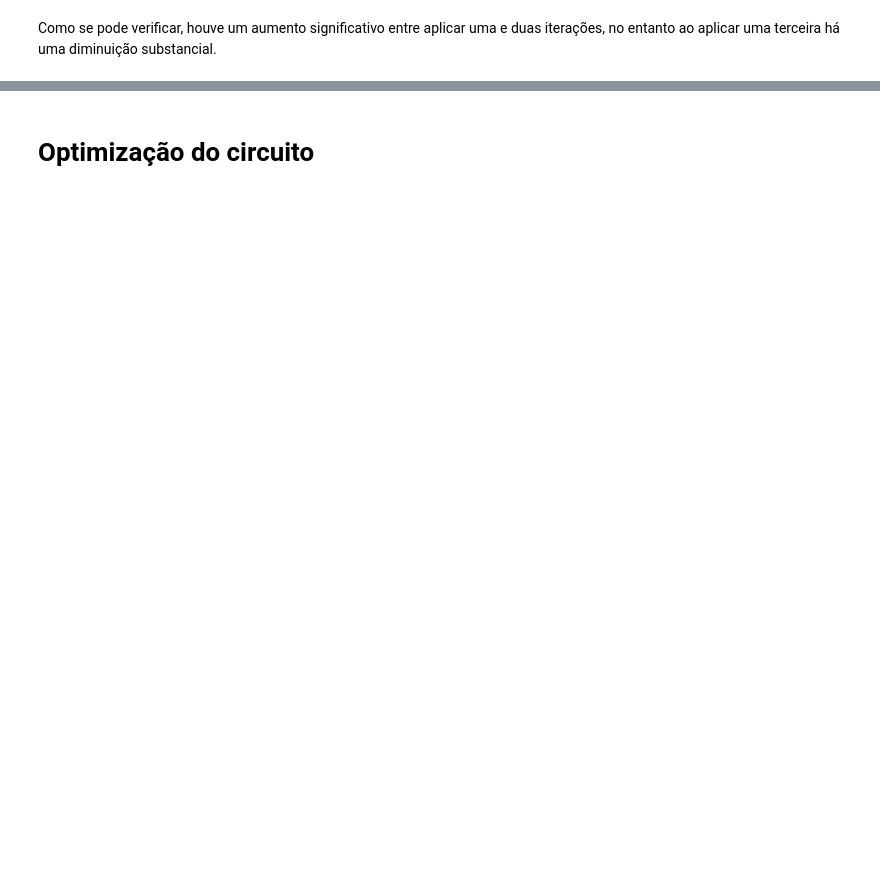
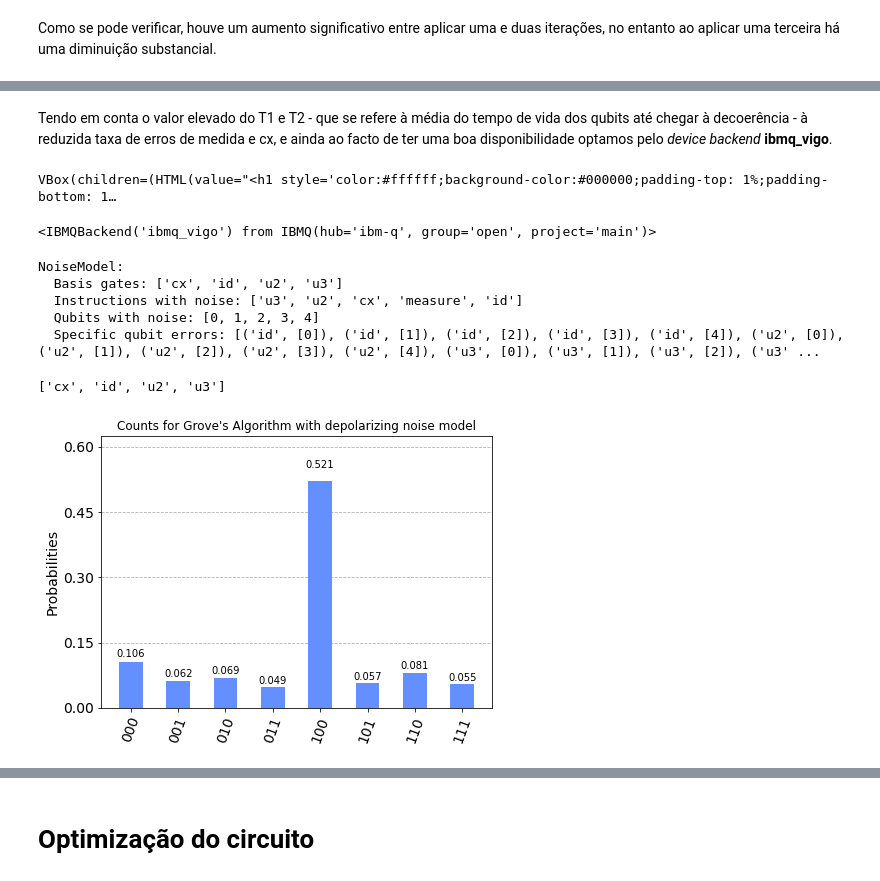
Before and after one commit to SiIky/ic-1920-tp, a Jupyter notebook: tp2/TP2.ipynb, the cells around one changed output, grey strips where cells are left out. Saved outputs shown, nothing was run; the diff lists cells and outputs as text; code cells hidden in the pictures; blank space fills up the shorter version.

Commit message:
Noise Simulation, Optimization introdution, IBMQ

```diff
--- a/tp2/TP2.ipynb
+++ b/tp2/TP2.ipynb
@@ -235,0 +238,5 @@ Como se pode verificar, houve um aumento significativo entre aplicar uma e duas
+# %%
+provider = IBMQ.load_account()
+
+#remove simuladores e o ibmq_armonk
+provider.backends( simulator=False, open_pulse=False)
@@ -235,0 +281,45 @@ Como se pode verificar, houve um aumento significativo entre aplicar uma e duas
+# %% [markdown]
+Tendo em conta o valor elevado do T1 e T2 - que se refere à média do tempo de vida dos qubits até chegar à decoerência - à reduzida taxa de erros de medida e cx, e ainda ao facto de ter uma boa disponibilidade optamos pelo *device backend* **ibmq_vigo**.
+# %%
+my_provider_ibmq = IBMQ.get_provider(hub='ibm-q', group='open', project='main')
+
+# Define backend
+backend_device = my_provider_ibmq.get_backend('ibmq_vigo')
+
+# See backend information
+backend_device
+# %% [output]
+VBox(children=(HTML(value="<h1 style='color:#ffffff;background-color:#000000;padding-top: 1%;padding-bottom: 1…
+<IBMQBackend('ibmq_vigo') from IBMQ(hub='ibm-q', group='open', project='main')>
+# %%
+coupling_map = backend_device.configuration().coupling_map
+
+from qiskit.providers.aer.noise import NoiseModel
+
+# Construct the noise model from backend properties
+noise_model = NoiseModel.from_backend(backend_device)
+print(noise_model)
+# %% [output]
+NoiseModel:
+  Basis gates: ['cx', 'id', 'u2', 'u3']
+  Instructions with noise: ['u3', 'u2', 'cx', 'measure', 'id']
+  Qubits with noise: [0, 1, 2, 3, 4]
+  Specific qubit errors: [('id', [0]), ('id', [1]), ('id', [2]), ('id', [3]), ('id', [4]), ('u2', [0]), ('u2', [1]), ('u2', [2]), ('u2', [3]), ('u2', [4]), ('u3', [0]), ('u3', [1]), ('u3', [2]), ('u3' ...
+# %%
+# Get the basis gates for the noise model
+basis_gates = noise_model.basis_gates
+print(basis_gates)
+# %% [output]
+['cx', 'id', 'u2', 'u3']
+# %%
+# Execute noisy simulation and get counts
+result_noise = execute(circuit,
+                       backend,
+                       noise_model=noise_model,
+                       coupling_map=coupling_map,
+                       basis_gates=basis_gates).result()
+
+counts_noise = result_noise.get_counts(circuit)
+plot_histogram(counts_noise, title="Counts for Grove's Algorithm with depolarizing noise model")
+# %% [output]
+[figure, added]
```
Also changed, not shown: parts of 23 cells of this notebook.
